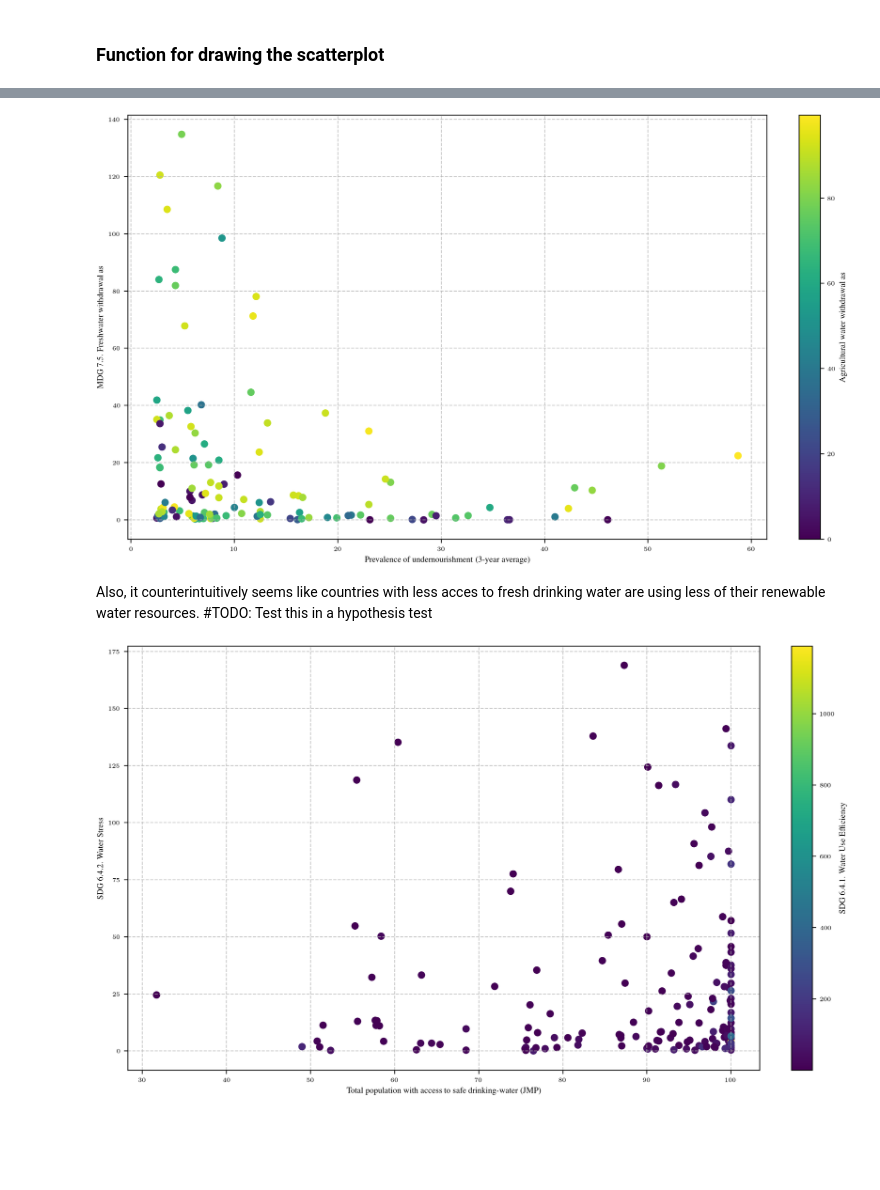
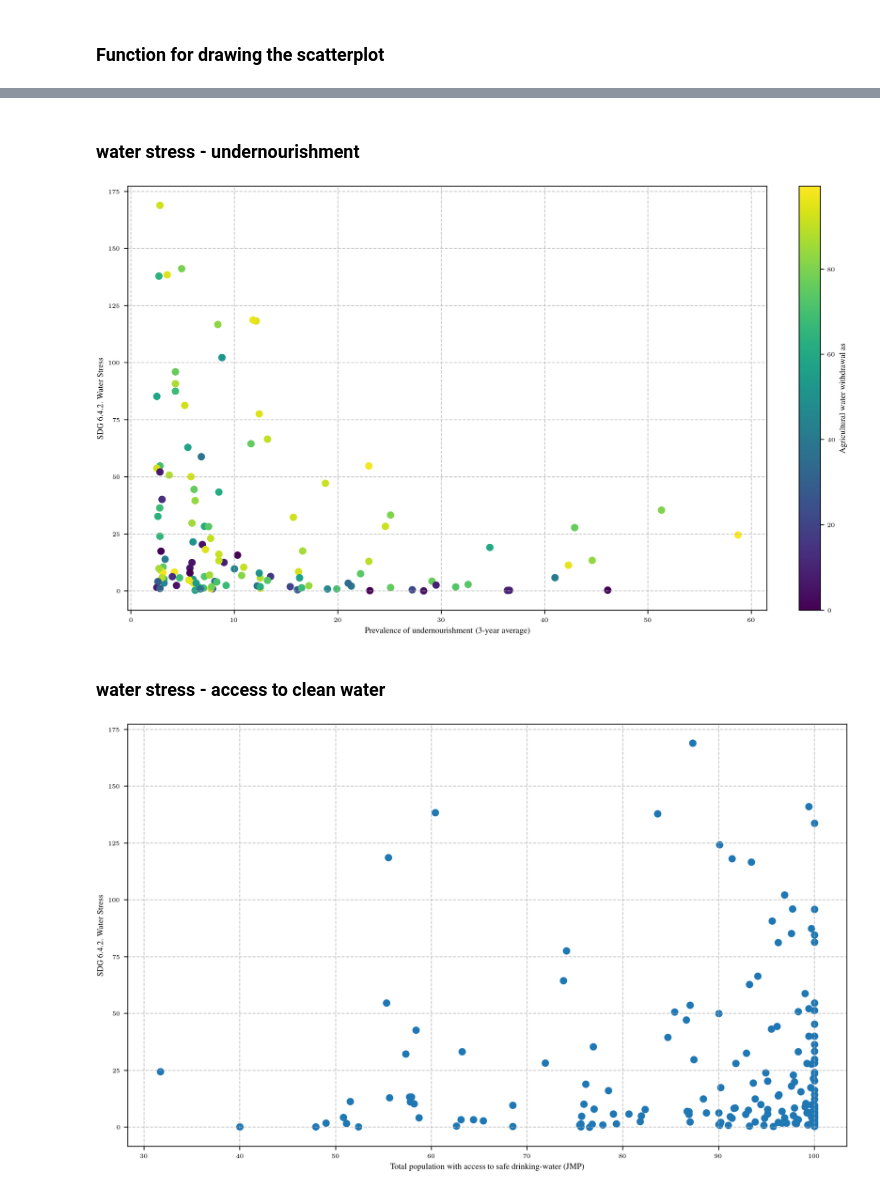
Before and after one commit to am9zZWY/team-aqua, a Jupyter notebook: exp/exp_scatterplot.ipynb, the cells around one changed output, grey strips where cells are left out. Cells and saved outputs as stored; diff of their text form; code cells hidden in the pictures; blank space fills up the shorter version.

Commit message:
Scatterplot: Add conclusion and more plots

```diff
--- a/exp/exp_scatterplot.ipynb
+++ b/exp/exp_scatterplot.ipynb
@@ -35,14 +27,18 @@ Renaming countries ...
 # %% [markdown]
 ### Function for drawing the scatterplot
 # %%
-# TODO:
-# - reduce size difference
-# - try out different colors to make them more visible
-# - remove the year => average over time
+def scatterplot(variables, year, sizes=True):
+    '''
+    Returns the sum of two decimal numbers in binary digits.
 
+            Parameters:
+                    variables (list(string))): List containing 2/3 variable names (color will be used to represent the 3rd one, if present)
+                    year (int): A single year to use the data from
+                    sizes (boolean): Dots are sized according to the 3rd variable if set to true
 
-def scatterplot(variables, year, sizes=True):
-    # Draw a scatterplot. sizes specifies wheter the dots should have a different size
+            Draws a scatterplot of the specified data
+    '''
+    #TODO: update fontsize, add source
 
     data = df[['Country', 'Year', *variables]]
     data = data[data['Year'] == year]
@@ -54,7 +50,6 @@ def scatterplot(variables, year, sizes=True):
     # Create a scatter plot
     plt.figure(figsize=(10, 6))
 
-    # Assuming relevant_vars is a list of relevant column names
     # Initialize lists to store values for each country
     x_values = []
     y_values = []
@@ -66,15 +61,20 @@ def scatterplot(variables, year, sizes=True):
         country = row['Country']
         x_values.append(row[variables[0]])
         y_values.append(row[variables[1]])
-        color_values.append(row[variables[2]])
+        if len(variables) == 3:
+            color_values.append(row[variables[2]])
         countries.append(country)
 
     # Call plt.scatter once outside the loop
-    if sizes:
+    if sizes and len(variables) == 3:
         plt.scatter(x_values, y_values, color_values, c=color_values, cmap='viridis', label=countries)
+    elif len(variables) == 3:
+        plt.scatter(x_values, y_values, c=color_values, cmap='viridis', label=countries)
     else:
-        plt.scatter(x_values, y_values, c=color_values, cmap='viridis', label=countries)
+        plt.scatter(x_values, y_values, label=countries)
 
+
+    # Show text labels. Should only be used to find the country of a specific dot
     #plt.text(x_values, y_values, countries, fontsize=6, ha='right')
 
     # Add labels and title
@@ -83,8 +83,9 @@ def scatterplot(variables, year, sizes=True):
     # Add light grey grid
     plt.grid(True, linestyle='--', alpha=0.7)
     # Add colorbar
-    cbar = plt.colorbar()
-    cbar.set_label(variables[2])
+    if len(variables) == 3:
+        cbar = plt.colorbar()
+        cbar.set_label(variables[2])
 
     # Show the plot
     plt.show()
@@ -95,19 +102,19 @@ There seems to be a clear correlation between freshwater withdrawal as percent o
+# %% [markdown]
+### water stress - undernourishment
 # %%
 relevant_vars = ['Prevalence of undernourishment (3-year average)',
-                 'MDG 7.5. Freshwater withdrawal as % of total renewable water resources',
+                 'SDG 6.4.2. Water Stress',
                  'Agricultural water withdrawal as % of total water withdrawal']
 
 scatterplot(relevant_vars, 2018, False)
 # %% [output]
-[figure, old version]
+[figure, new version]
-# %% [markdown]
-Also, it counterintuitively seems like countries with less acces to fresh drinking water are using less of their renewable water resources.
-#TODO: Test this in a hypothesis test
+# %% [markdown]
+### water stress - access to clean water
 # %%
 relevant_vars = ['Total population with access to safe drinking-water (JMP)',
-                 'SDG 6.4.2. Water Stress',
-                 'SDG 6.4.1. Water Use Efficiency']
+                 'SDG 6.4.2. Water Stress']
 
-scatterplot(relevant_vars, 2020, False)
+scatterplot(relevant_vars, 2018, False)
 # %% [output]
-[figure, old version]
+[figure, new version]
```
Also changed, not shown: parts of 15 cells of this notebook.
